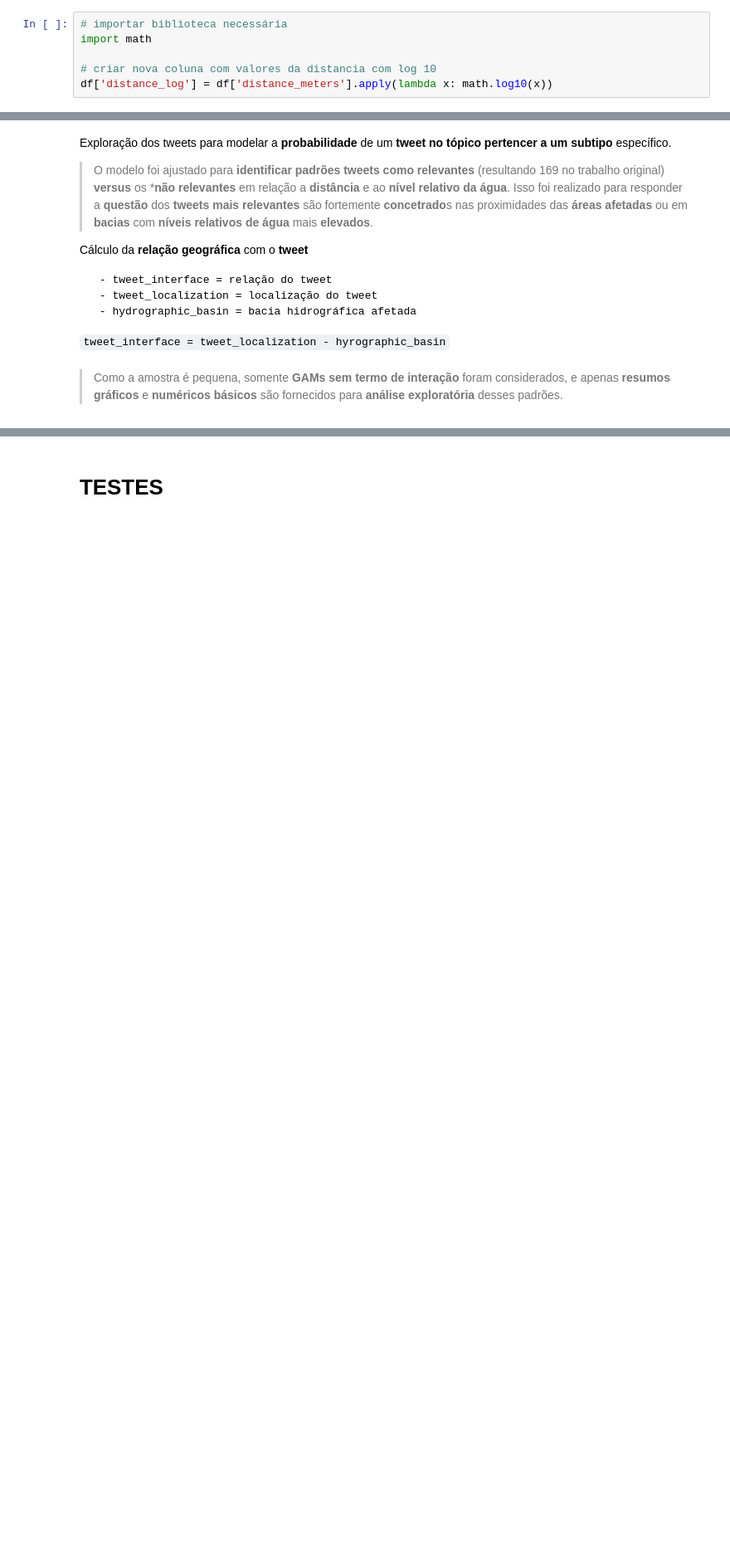
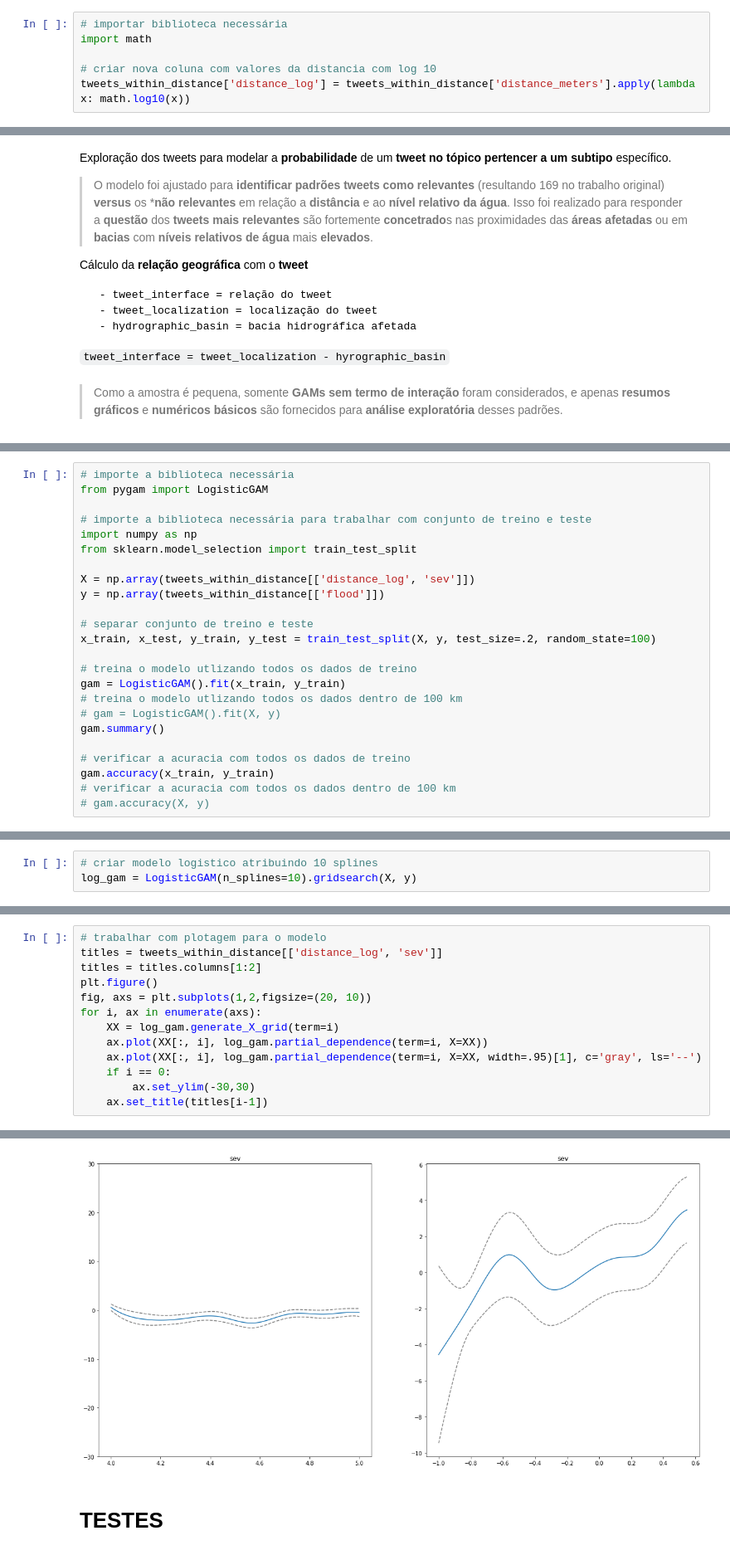
Before and after one commit to ThazSobral/tcc, a Jupyter notebook: geographic_distance_tecnique.ipynb, the cells around one changed output, grey strips where cells are left out. Shown at 83% size. Drawn from its saved outputs; the diff is of its cells as text; blank space fills up the shorter version.

```diff
--- a/geographic_distance_tecnique.ipynb
+++ b/geographic_distance_tecnique.ipynb
@@ -295,4 +345,4 @@ df['distance_meters'] = df['distance_meters'].map(replace_value)
 import math
 
 # criar nova coluna com valores da distancia com log 10
-df['distance_log'] = df['distance_meters'].apply(lambda x: math.log10(x))
+tweets_within_distance['distance_log'] = tweets_within_distance['distance_meters'].apply(lambda x: math.log10(x))
@@ -344,0 +423,24 @@ Graus de correlação de distancia para os dias:
+# %%
+# importe a biblioteca necessária
+from pygam import LogisticGAM
+
+# importe a biblioteca necessária para trabalhar com conjunto de treino e teste
+import numpy as np
+from sklearn.model_selection import train_test_split
+
+X = np.array(tweets_within_distance[['distance_log', 'sev']])
+y = np.array(tweets_within_distance[['flood']])
+
+# separar conjunto de treino e teste
+x_train, x_test, y_train, y_test = train_test_split(X, y, test_size=.2, random_state=100)
+
+# treina o modelo utlizando todos os dados de treino
+gam = LogisticGAM().fit(x_train, y_train)
+# treina o modelo utlizando todos os dados dentro de 100 km
+# gam = LogisticGAM().fit(X, y)
+gam.summary()
+
+# verificar a acuracia com todos os dados de treino
+gam.accuracy(x_train, y_train)
+# verificar a acuracia com todos os dados dentro de 100 km
+# gam.accuracy(X, y)
@@ -344,0 +492,3 @@ Graus de correlação de distancia para os dias:
+# %%
+# criar modelo logistico atribuindo 10 splines
+log_gam = LogisticGAM(n_splines=10).gridsearch(X, y)
@@ -344,0 +497,14 @@ Graus de correlação de distancia para os dias:
+# %%
+# trabalhar com plotagem para o modelo
+titles = tweets_within_distance[['distance_log', 'sev']]
+titles = titles.columns[1:2]
+plt.figure()
+fig, axs = plt.subplots(1,2,figsize=(20, 10))
+for i, ax in enumerate(axs):
+    XX = log_gam.generate_X_grid(term=i)
+    ax.plot(XX[:, i], log_gam.partial_dependence(term=i, X=XX))
+    ax.plot(XX[:, i], log_gam.partial_dependence(term=i, X=XX, width=.95)[1], c='gray', ls='--')
+    if i == 0:
+        ax.set_ylim(-30,30)
+    ax.set_title(titles[i-1])
+# %% [output]
@@ -345,2 +512,3 @@ Graus de correlação de distancia para os dias:
+[figure, added]
 # %% [markdown]
 # TESTES
```
Also changed, not shown: parts of 45 cells of this notebook.
